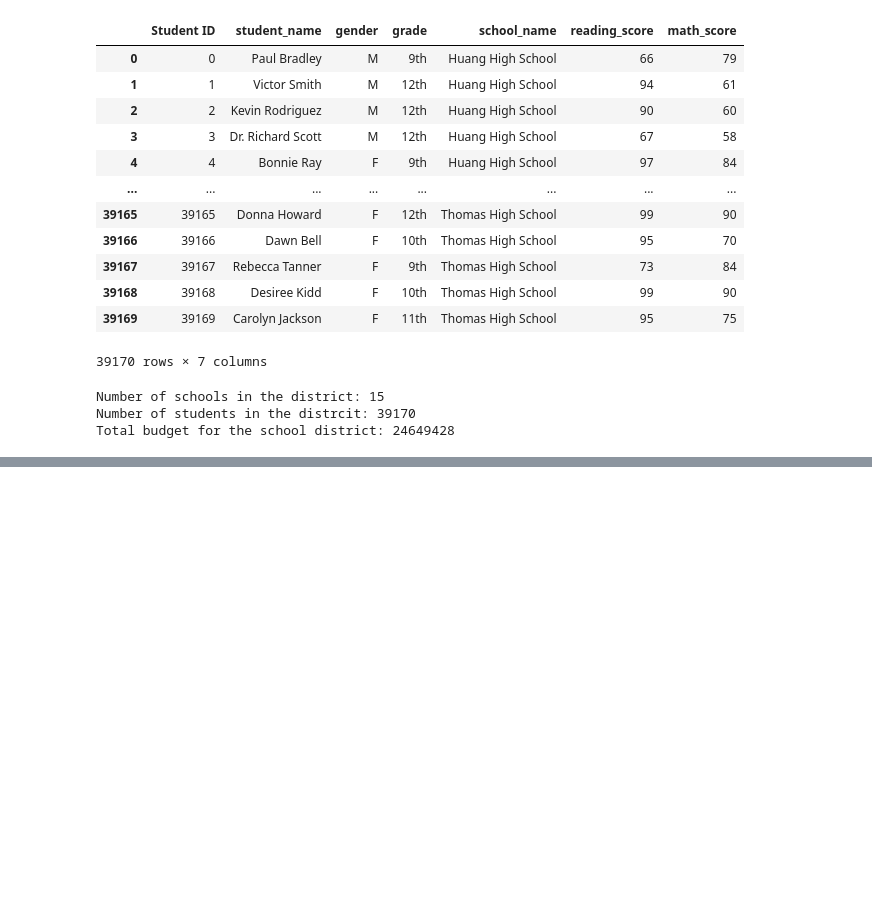
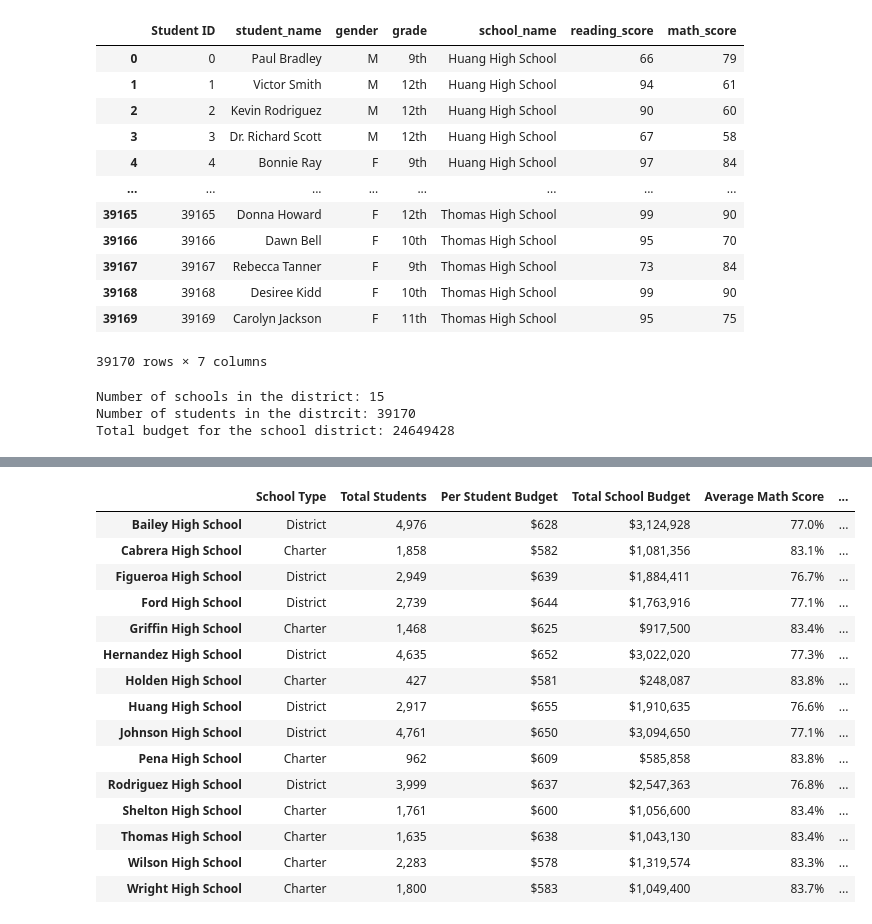
Before and after one commit to Zachary-A-Frame/pandas-challenge, a Jupyter notebook: pandas-challenge/PyCitySchools.ipynb, the cells around one changed output, grey strips where cells are left out. Drawn from its saved outputs; the diff is of its cells as text; code cells hidden in the pictures; blank space fills up the shorter version.

```diff
--- a/pandas-challenge/PyCitySchools.ipynb
+++ b/pandas-challenge/PyCitySchools.ipynb
@@ -110,0 +157,57 @@ Percentage of students passing both Math and Reading: 92.45%
+# %%
+grouped_schools = merged_df.set_index('school_name').groupby(['school_name'])
+
+school_types = schools_df.set_index('school_name')['type']
+
+total_students_by_school = grouped_schools['Student ID'].count()
+
+school_budget = schools_df.set_index('school_name')['budget']
+
+student_budget = schools_df.set_index('school_name')['budget'] / schools_df.set_index('school_name')['size']
+
+average_math = grouped_schools['math_score'].mean()/100
+average_reading = grouped_schools['reading_score'].mean()/100
+
+passing_math_scores = merged_df[merged_df['math_score'] >= 70].groupby('school_name')['Student ID'].count()/total_students_by_school
+passing_reading_scores = merged_df[merged_df['reading_score'] >= 70].groupby('school_name')['Student ID'].count()/total_students_by_school
+overall = merged_df[(merged_df['reading_score'] >= 70) & (merged_df['math_score'] >= 70)].groupby('school_name')['Student ID'].count()/total_students_by_school
+# %%
+school_summary = pd.DataFrame({
+    "School Type": school_types,
+    "Total Students": total_students_by_school,
+    "Per Student Budget": student_budget,
+    "Total School Budget": school_budget,
+    "Average Math Score": average_math,
+    "Average Reading Score": average_reading,
+    '% Passing Math': passing_math_scores,
+    '% Passing Reading': passing_reading_scores,
+    "Overall Passing Rate": overall
+})
+# %%
+school_summary.style.format({
+    "Total Students":"{:,}",
+    "Per Student Budget":"${:.0f}",
+    "Total School Budget": "${:,}",
+    "Average Math Score": "{:.1%}",
+    "Average Reading Score": "{:.1%}",
+    "% Passing Math": "{:.1%}",
+    "% Passing Reading": "{:.1%}",
+    "Overall Passing Rate": "{:.1%}"
+})
+# %% [output]
+|  | School Type | Total Students | Per Student Budget | Total School Budget | Average Math Score | ... |
+| Bailey High School | District | 4,976 | $628 | $3,124,928 | 77.0% | ... |
+| Cabrera High School | Charter | 1,858 | $582 | $1,081,356 | 83.1% | ... |
+| Figueroa High School | District | 2,949 | $639 | $1,884,411 | 76.7% | ... |
+| Ford High School | District | 2,739 | $644 | $1,763,916 | 77.1% | ... |
+| Griffin High School | Charter | 1,468 | $625 | $917,500 | 83.4% | ... |
+| Hernandez High School | District | 4,635 | $652 | $3,022,020 | 77.3% | ... |
+| Holden High School | Charter | 427 | $581 | $248,087 | 83.8% | ... |
+| Huang High School | District | 2,917 | $655 | $1,910,635 | 76.6% | ... |
+| Johnson High School | District | 4,761 | $650 | $3,094,650 | 77.1% | ... |
+| Pena High School | Charter | 962 | $609 | $585,858 | 83.8% | ... |
+| Rodriguez High School | District | 3,999 | $637 | $2,547,363 | 76.8% | ... |
+| Shelton High School | Charter | 1,761 | $600 | $1,056,600 | 83.4% | ... |
+| Thomas High School | Charter | 1,635 | $638 | $1,043,130 | 83.4% | ... |
+| Wilson High School | Charter | 2,283 | $578 | $1,319,574 | 83.3% | ... |
+| Wright High School | Charter | 1,800 | $583 | $1,049,400 | 83.7% | ... |
```
Also changed, not shown: parts of 8 cells of this notebook.
